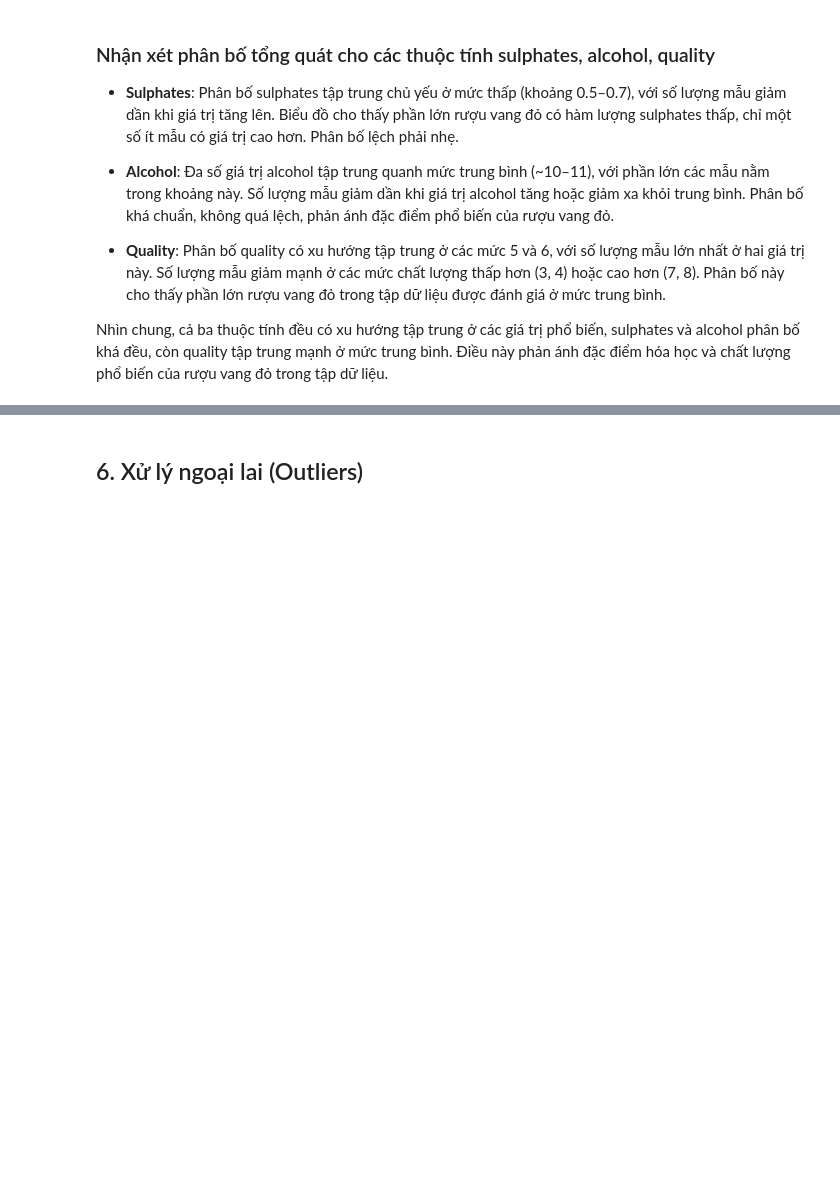
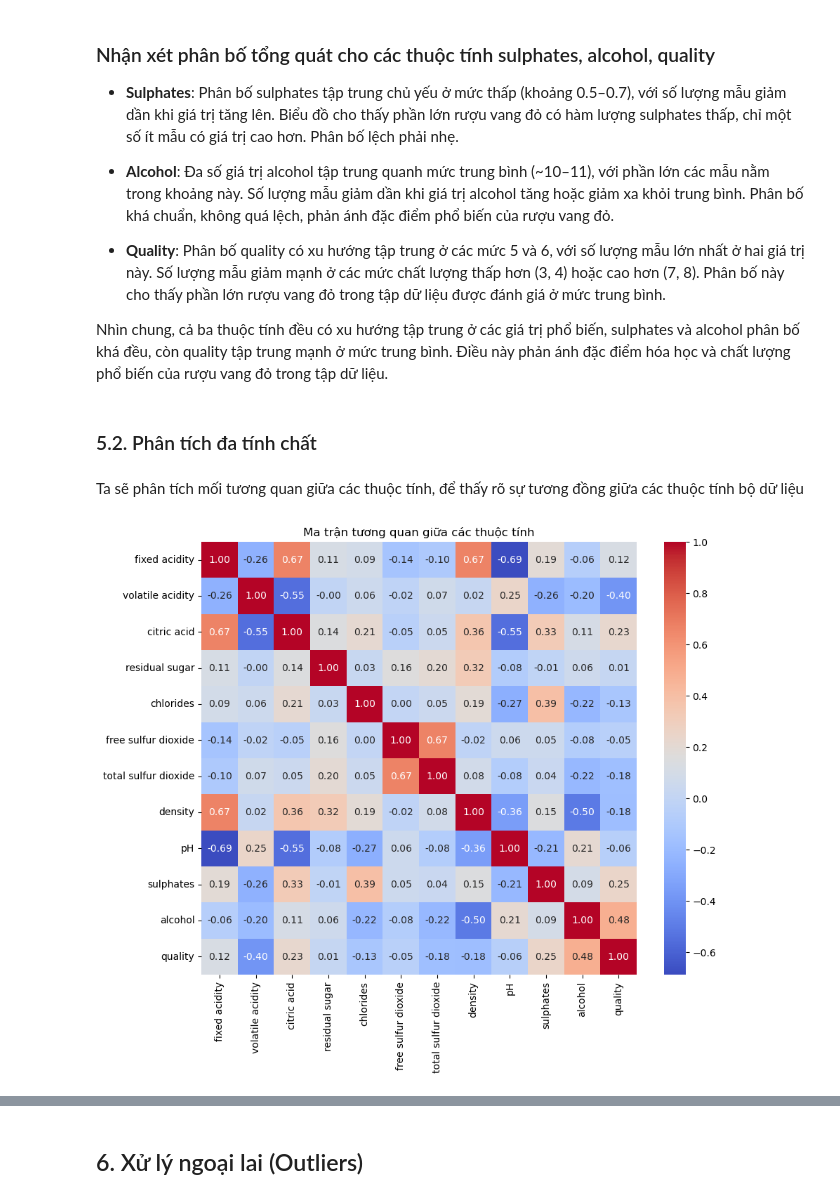
Before and after one commit to TidalWavetop1/Team9_ML_edu, a Jupyter notebook: Lab5 - Practice EDA/Practice/winequality.ipynb, the cells around one changed output, grey strips where cells are left out. Saved outputs shown, nothing was run; the diff lists cells and outputs as text; code cells hidden in the pictures; blank space fills up the shorter version.

```diff
--- a/Lab5 - Practice EDA/Practice/winequality.ipynb
+++ b/Lab5 - Practice EDA/Practice/winequality.ipynb
@@ -320,3 +322,21 @@ plt.show()
 - **Quality**: Phân bố quality có xu hướng tập trung ở các mức 5 và 6, với số lượng mẫu lớn nhất ở hai giá trị này. Số lượng mẫu giảm mạnh ở các mức chất lượng thấp hơn (3, 4) hoặc cao hơn (7, 8). Phân bố này cho thấy phần lớn rượu vang đỏ trong tập dữ liệu được đánh giá ở mức trung bình.
 
 Nhìn chung, cả ba thuộc tính đều có xu hướng tập trung ở các giá trị phổ biến, sulphates và alcohol phân bố khá đều, còn quality tập trung mạnh ở mức trung bình. Điều này phản ánh đặc điểm hóa học và chất lượng phổ biến của rượu vang đỏ trong tập dữ liệu.
+# %% [markdown]
+### 5.2. Phân tích đa tính chất
+# %% [markdown]
+Ta sẽ phân tích mối tương quan giữa các thuộc tính, để thấy rõ sự tương đồng giữa các thuộc tính bộ dữ liệu
+# %%
+import seaborn as sns
+import matplotlib.pyplot as plt
+
+# Tính toán ma trận tương quan
+corr = wine_data.corr()
+
+# Vẽ heatmap
+plt.figure(figsize=(10,8))
+sns.heatmap(corr, annot=True, cmap="coolwarm", fmt=".2f")
+plt.title("Ma trận tương quan giữa các thuộc tính")
+plt.show()
+# %% [output]
+[figure, added]
```
Also changed, not shown: parts of 9 cells of this notebook, 4 other files.
